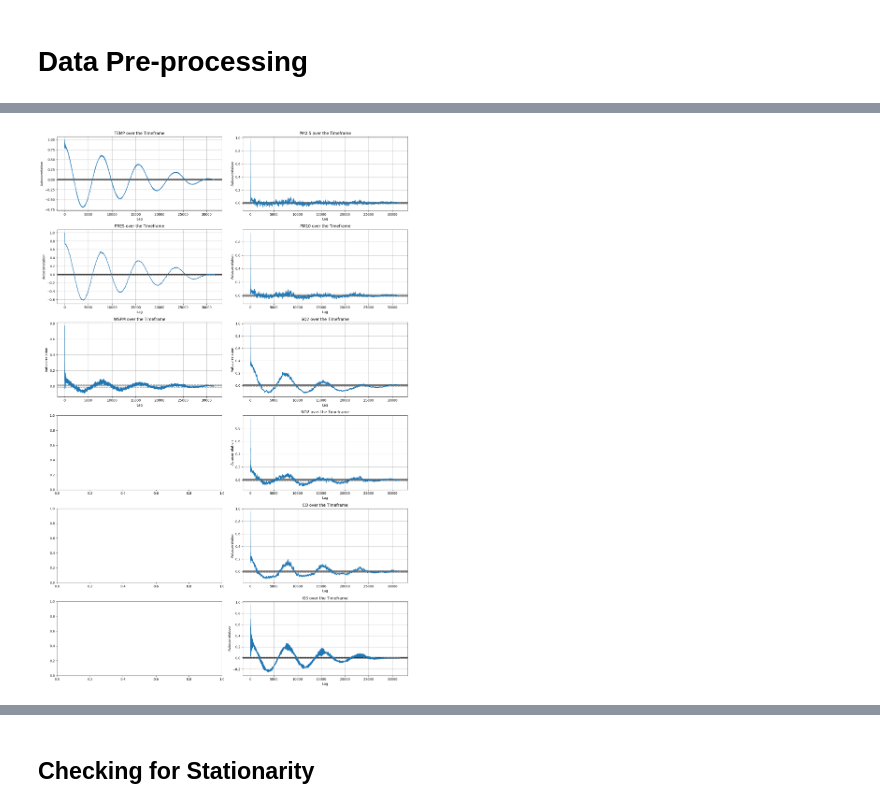
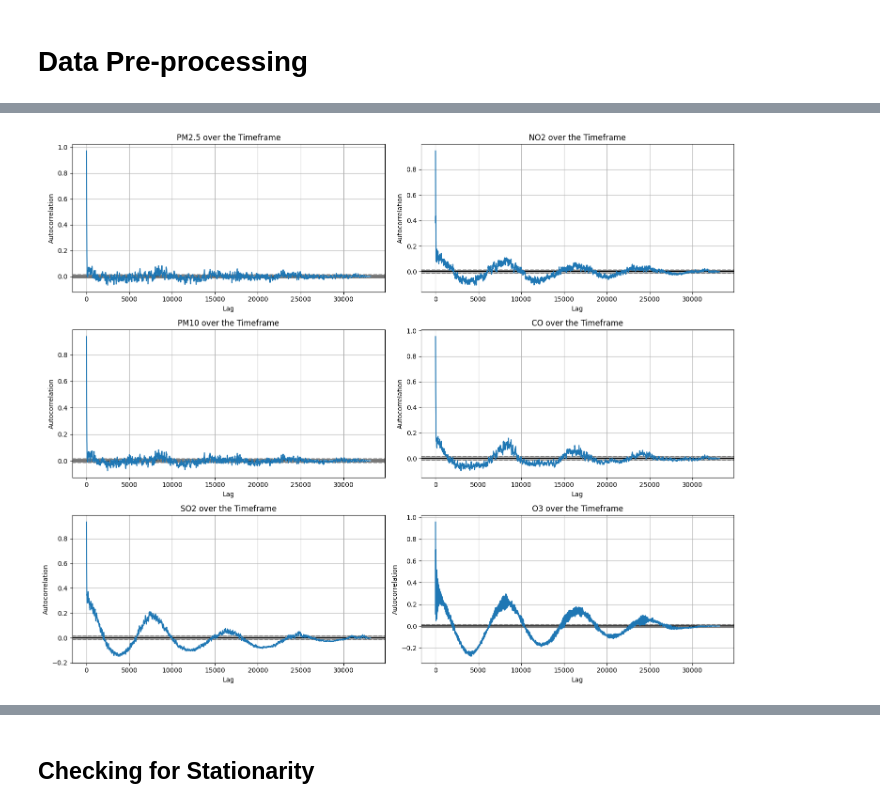
Before and after one commit to Nihar-Patel-371/Time-Series-Air-Quality-Index-Analysis, a Jupyter notebook: air-quality-index.ipynb, the cells around one changed output, grey strips where cells are left out. Saved outputs shown, nothing was run; the diff lists cells and outputs as text; code cells hidden in the pictures.

```diff
--- a/air-quality-index.ipynb
+++ b/air-quality-index.ipynb
@@ -356,39 +375,29 @@ Text(0.5, 1.0, 'WSPM over the Timeframe')
 # %%
 from pandas.plotting import autocorrelation_plot
 
-fig, ax = plt.subplots(ncols=2, nrows=6, figsize=(16,24))
+fig, ax = plt.subplots(ncols=2, nrows=3, figsize=(15,12))
 
-autocorrelation_plot(df_0['TEMP'], ax=ax[0,0])
-ax[0,0].set_title("TEMP over the Timeframe")
+autocorrelation_plot(df_0['PM2.5'], ax=ax[0,0])
+ax[0,0].set_title("PM2.5 over the Timeframe")
 
-autocorrelation_plot(df_0['PRES'], ax=ax[1,0])
-ax[1,0].set_title("PRES over the Timeframe")
+autocorrelation_plot(df_0['PM10'], ax=ax[1,0])
+ax[1,0].set_title("PM10 over the Timeframe")
 
-autocorrelation_plot(df_0['WSPM'], ax=ax[2,0])
-ax[2,0].set_title("WSPM over the Timeframe")
+autocorrelation_plot(df_0['SO2'], ax=ax[2,0])
+ax[2,0].set_title("SO2 over the Timeframe")
 
+autocorrelation_plot(df_0['NO2'], ax=ax[0,1])
+ax[0,1].set_title("NO2 over the Timeframe")
 
-autocorrelation_plot(df_0['PM2.5'], ax=ax[0,1])
-ax[0,1].set_title("PM2.5 over the Timeframe")
+autocorrelation_plot(df_0['CO'], ax=ax[1,1])
+ax[1,1].set_title("CO over the Timeframe")
 
-autocorrelation_plot(df_0['PM10'], ax=ax[1,1])
-ax[1,1].set_title("PM10 over the Timeframe")
+autocorrelation_plot(df_0['O3'], ax=ax[2,1])
+ax[2,1].set_title("O3 over the Timeframe")
 
-autocorrelation_plot(df_0['SO2'], ax=ax[2,1])
-ax[2,1].set_title("SO2 over the Timeframe")
-
-autocorrelation_plot(df_0['NO2'], ax=ax[3,1])
-ax[3,1].set_title("NO2 over the Timeframe")
-
-autocorrelation_plot(df_0['CO'], ax=ax[4,1])
-ax[4,1].set_title("CO over the Timeframe")
-
-autocorrelation_plot(df_0['O3'], ax=ax[5,1])
-ax[5,1].set_title("O3 over the Timeframe")
-
-plt.tight_layout()
+plt.tight_layout();
 # %% [output]
-[figure, old version]
+[figure, new version]
 # %%
 df_0
 # %% [output]
```
Also changed, not shown: parts of 42 cells of this notebook.
